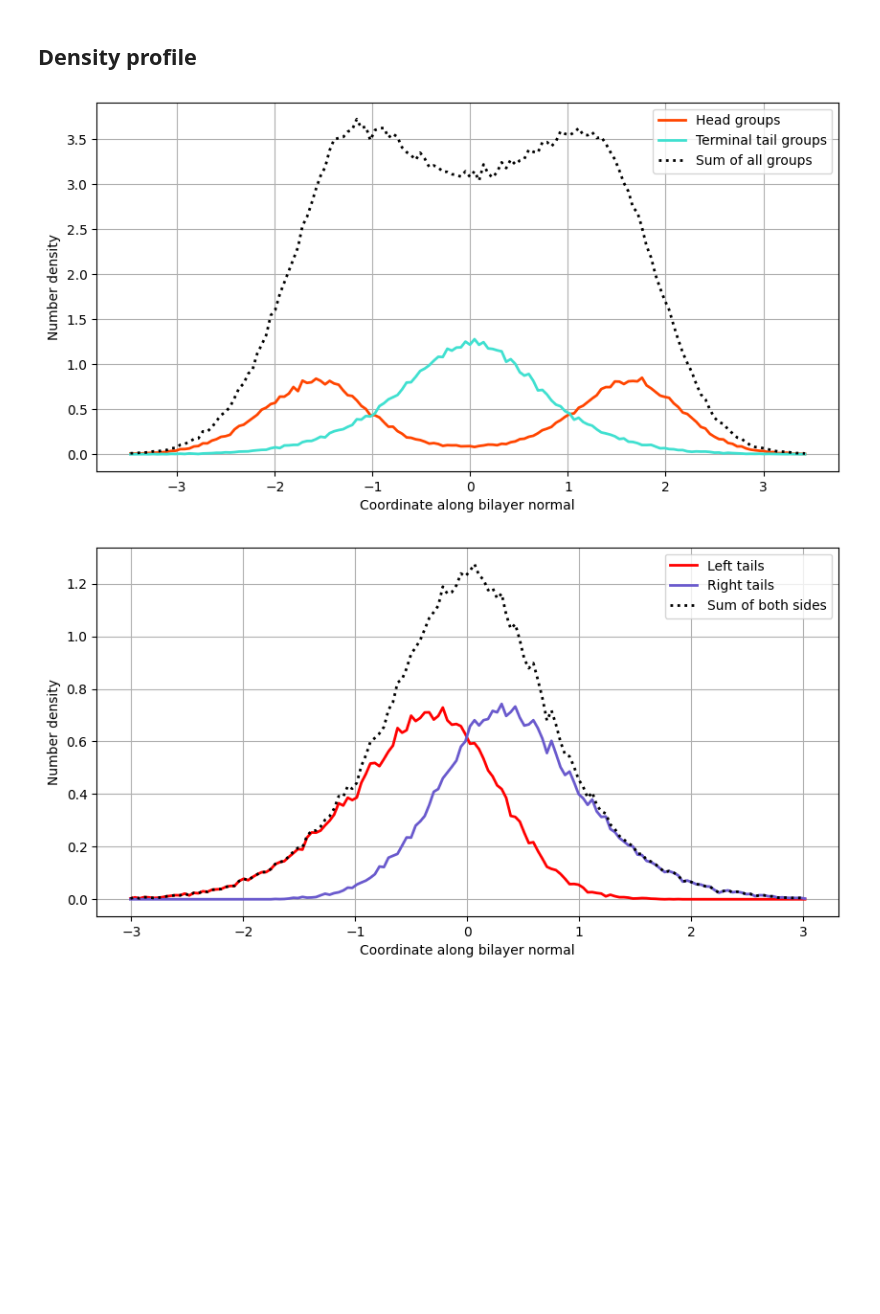
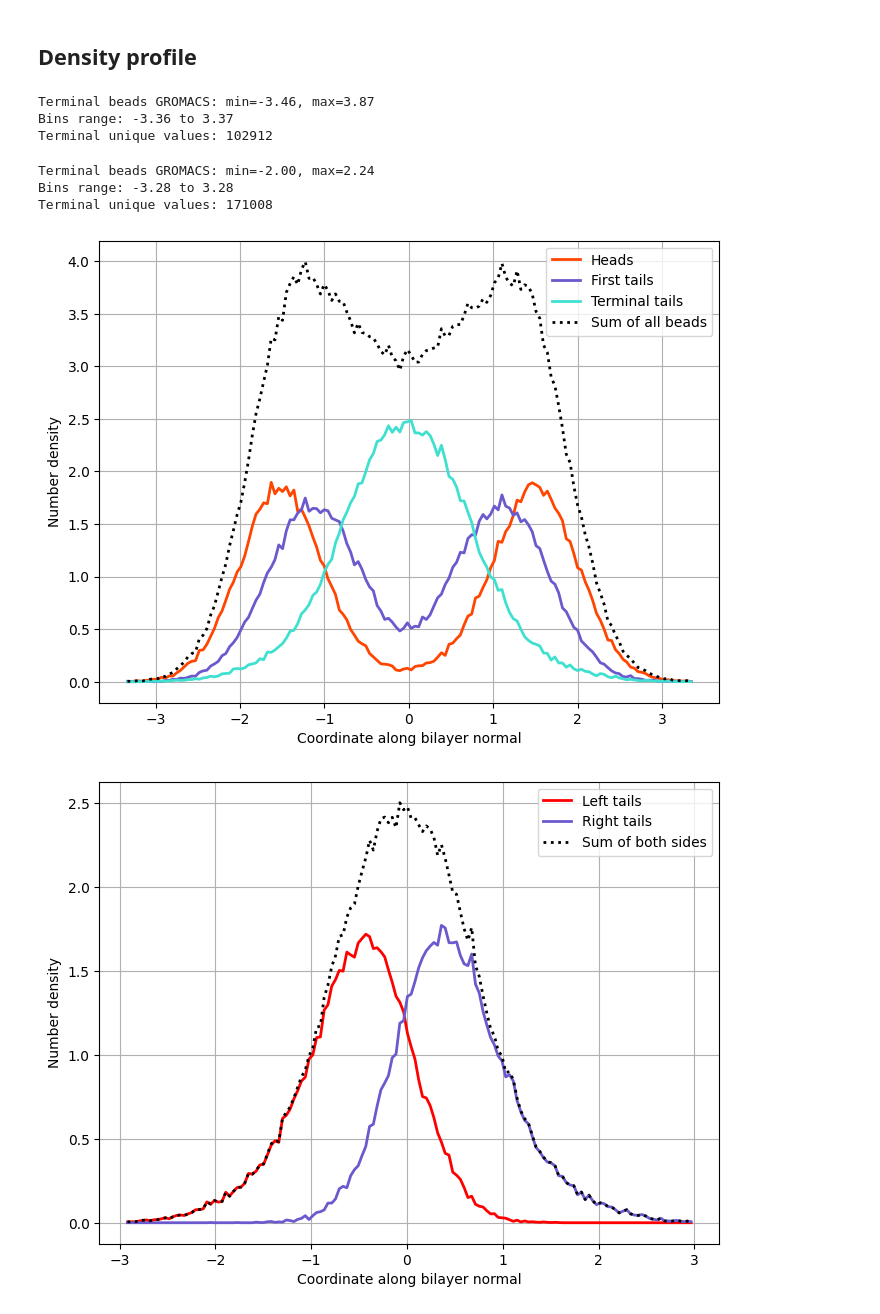
Before and after one commit to G-Scherer/dpd_simulation, a Jupyter notebook: lipid_self_assembly/analysis/analysis.ipynb, the cells around one changed output. Drawn from its saved outputs; the diff is of its cells as text; code cells hidden in the pictures; blank space fills up the shorter version.

Commit message:
Added density for MARTINI system, fixed scaling error in fluctuation analysis

```diff
--- a/lipid_self_assembly/analysis/analysis.ipynb
+++ b/lipid_self_assembly/analysis/analysis.ipynb
@@ -8,7 +8,7 @@ import matplotlib.pyplot as plt
 # %% [markdown]
 Change number of lipids
 # %%
-lipids = 256
+lipids = 128
 # %%
 dir = "/home/gabriel/Dokumente/bachelor_thesis/dpd_simulation/lipid_self_assembly/"
 top_file = os.path.join(dir, f"setup/lammps_{lipids}.data")
@@ -332,12 +332,12 @@ def make_bins(lsts, n_bins):
 
     return bins, bin_centers, bin_width
 # %%
-def make_hist(lst, bins, bin_width, box_dims, frame_start):
+def make_hist(lst, bins, bin_width, box_dims, frame_start, universe):
 
     hist_lst, _ = np.histogram(lst, bins=bins)
     area = square_area(box_dims)
     bin_vol = area*bin_width
-    n_frames = frames - frame_start
+    n_frames = len(universe.trajectory) - frame_start
 
     hist_lst = hist_lst / (bin_vol*n_frames)
 
@@ -359,7 +359,6 @@ def pbc_correct(lipid_res, box_dims):
 def density_profile(universe, frame_start, directors, n_bins):
 
     proj_heads = []
-    proj_links = []
     proj_tails = []
     proj_terminal = []
 
@@ -378,53 +377,65 @@ def density_profile(universe, frame_start, directors, n_bins):
 
         for mol_id,mol in enumerate(lipid_res):
             mol_shift = coms_unwrapped[mol_id] - coms[mol_id]
-            mol_proj_per_beadgroup(mol, director, proj_heads, proj_links, proj_tails, proj_terminal, proj_heads_per_lipid, mol_shift, bilayer_center)
+            mol_proj_per_beadgroup(mol, director, proj_heads, proj_tails, proj_terminal, proj_heads_per_lipid, mol_shift, bilayer_center)
 
-    proj_heads, proj_links, proj_tails, proj_terminal, center = center_lst_values(proj_heads, proj_links, proj_tails, proj_terminal)
+    proj_heads, proj_tails, proj_terminal, center = center_lst_values(proj_heads, proj_tails, proj_terminal)
     proj_heads_per_lipid = np.array(proj_heads_per_lipid) - center
 
     left_terminal, right_terminal = filter_tails(proj_heads_per_lipid, proj_terminal)
 
-    bins, bin_centers, bin_width = make_bins([proj_heads, proj_links, proj_tails, proj_terminal], n_bins)
+    bins, bin_centers, bin_width = make_bins([proj_heads, proj_tails, proj_terminal], n_bins)
     bins_ovl, bin_center_ovl, bin_width_ovl = make_bins([left_terminal, right_terminal], n_bins)
 
-    hist_heads = make_hist(proj_heads, bins, bin_width, box_dims, frame_start)
-    hist_links = make_hist(proj_links, bins, bin_width, box_dims, frame_start)
-    hist_tails = make_hist(proj_tails, bins, bin_width, box_dims, frame_start)
-    hist_terminal = make_hist(proj_terminal, bins, bin_width, box_dims, frame_start)
+    hist_heads = make_hist(proj_heads, bins, bin_width, box_dims, frame_start, universe)
+    hist_tails = make_hist(proj_tails, bins, bin_width, box_dims, frame_start, universe)
+    hist_terminal = make_hist(proj_terminal, bins, bin_width, box_dims, frame_start, universe)
 
-    hist_left = make_hist(left_terminal, bins_ovl, bin_width_ovl, box_dims, frame_start)
-    hist_right = make_hist(right_terminal, bins_ovl, bin_width_ovl, box_dims, frame_start)
+    hist_left = make_hist(left_terminal, bins_ovl, bin_width_ovl, box_dims, frame_start, universe)
+    hist_right = make_hist(right_terminal, bins_ovl, bin_width_ovl, box_dims, frame_start, universe)
 
-    return bin_centers, hist_heads, hist_links, hist_tails, hist_terminal, bin_center_ovl, hist_left, hist_right
+    print(f"Terminal beads GROMACS: min={np.min(proj_terminal):.2f}, max={np.max(proj_terminal):.2f}")
+    print(f"Bins range: {bins[0]:.2f} to {bins[-1]:.2f}")
+    print(f"Terminal unique values: {len(np.unique(proj_terminal))}")
+
+    return bin_centers, hist_heads, hist_tails, hist_terminal, bin_center_ovl, hist_left, hist_right
 # %%
-bin_centers, hist_heads, hist_links,hist_tails, hist_terminal, bin_centers_ovl, hist_left, hist_right = density_profile(u, 100, directors, 150)
+bin_centers, hist_heads,hist_tails, hist_terminal, bin_centers_ovl, hist_left, hist_right = density_profile(u, 100, directors, 150)
+# %% [output]
+Terminal beads GROMACS: min=-3.46, max=3.87
+Bins range: -3.36 to 3.37
+Terminal unique values: 102912
+# %%
+bin_centers_gro, hist_heads_gro, hist_tails_gro, hist_terminal_gro, bin_centers_ovl_gro, hist_left_gro, hist_right_gro = density_profile(u_gro, 0, directors_gro, 300)
+# %% [output]
+Terminal beads GROMACS: min=-2.00, max=2.24
+Bins range: -3.28 to 3.28
+Terminal unique values: 171008
 # %%
-plt.figure(figsize=(10,5))
+plt.figure(figsize=(8,6))
 
-plt.plot(bin_centers, hist_heads, label='Head groups', linewidth=2, color="orangered")
-#plt.plot(bin_centers, links, label='Link groups', linewidth=2)
-#plt.plot(bin_centers, tails, label='Tail groups', linewidth=2)
-plt.plot(bin_centers, hist_terminal, label='Terminal tail groups', linewidth=2, color="turquoise")
-plt.plot(bin_centers, hist_heads+hist_links+hist_tails+hist_terminal, label="Sum of all groups", linewidth=2, linestyle="dotted", color="black")
+plt.plot(bin_centers, hist_heads, label='Heads', linewidth=2, color="orangered")
+plt.plot(bin_centers, hist_tails, label='First tails', linewidth=2, color="slateblue")
+plt.plot(bin_centers, hist_terminal, label='Terminal tails', linewidth=2, color="turquoise")
+plt.plot(bin_centers, hist_heads+hist_tails+hist_terminal, label="Sum of all beads", linewidth=2, linestyle="dotted", color="black")
 plt.xlabel("Coordinate along bilayer normal")
 plt.ylabel("Number density")
 
 plt.grid()
 plt.legend()
 plt.show()
 
-plt.figure(figsize=(10,5))
+plt.figure(figsize=(8,6))
 
 plt.plot(bin_centers_ovl,hist_left, label="Left tails", linewidth=2, color="red")
 plt.plot(bin_centers_ovl,hist_right, label="Right tails", linewidth=2, color="slateblue")
 plt.plot(bin_centers_ovl,hist_right+hist_left, label="Sum of both sides", linewidth=2, linestyle="dotted", color="black")
 plt.xlabel("Coordinate along bilayer normal")
 plt.ylabel("Number density")
 plt.grid()
 plt.legend()
 
 plt.show()
 # %% [output]
-[figure, old version]
+[figure, new version]
-[figure, old version]
+[figure, new version]
```
Also changed, not shown: parts of 11 cells of this notebook, 5 other files.
